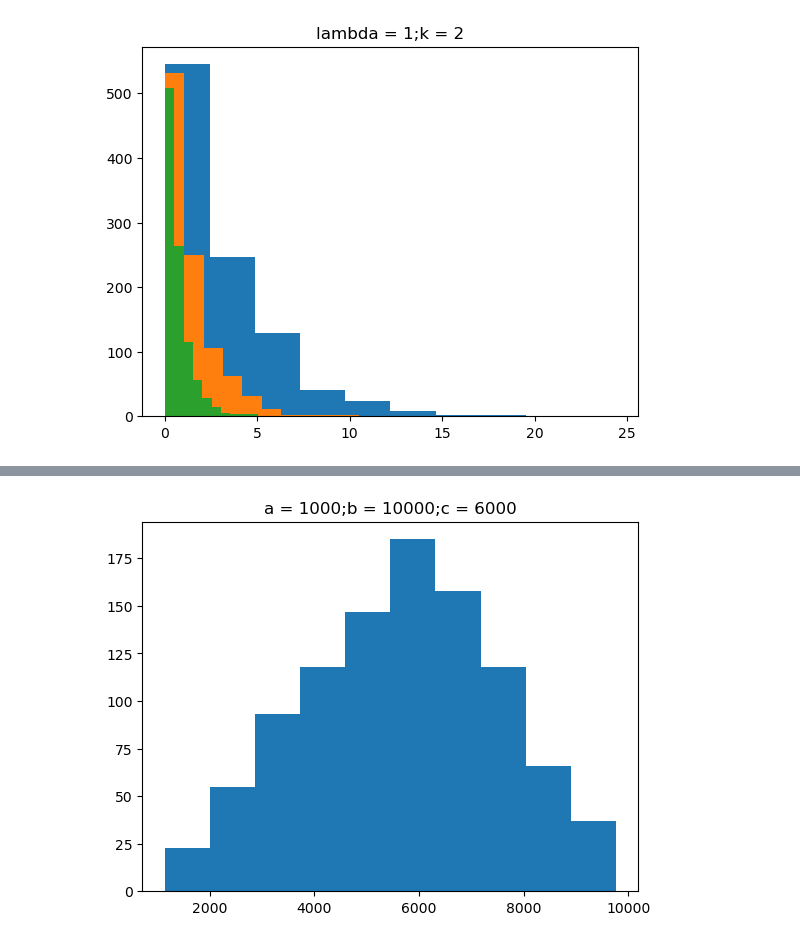
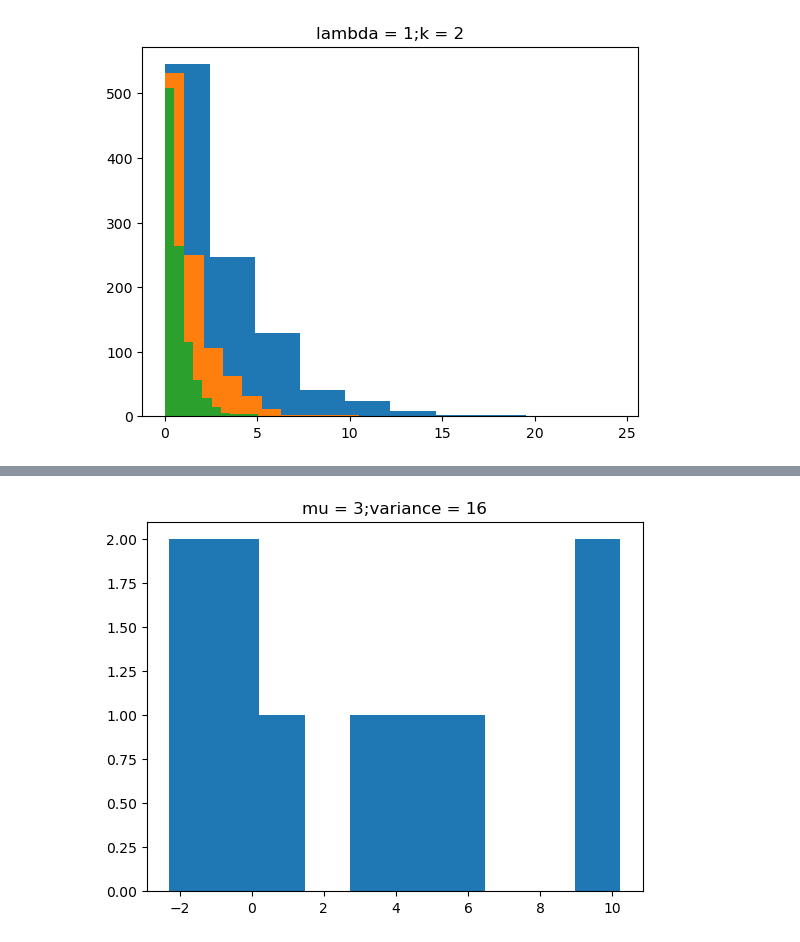
Before and after one commit to kellychin79/random_variate_generation, a Jupyter notebook: random_variate_generation.ipynb, the cells around one changed output, grey strips where cells are left out. Cells and saved outputs as stored; diff of their text form; code cells hidden in the pictures.

Commit message:
normal distribution

```diff
--- a/random_variate_generation.ipynb
+++ b/random_variate_generation.ipynb
@@ -722,25 +723,21 @@ weibull_rv_outputs = draw_weibull_rv(l=weibull_lambda, x=weibull_size, k=weibull
 # %%
-# generate x triangular random variate with lower limit a , upper limit c and mode c
+# generate x normal random variate with mean and variance
 
-def generate_triangular_rv(a, b, c, x):
+def generate_normal_nv(mu, variance, x):
     outputs = []
 
     for i in range(x):
-        prn = generate_prn()
-
-        if prn < 0.5:
-            X = a + math.sqrt(prn * (b-a) * (c-a))
-        else:
-            X = b - math.sqrt((1-prn) * (b-a) * (b-c))
-
+        U = generate_prn()
+        Z = (U**0.135-(1-U)**0.135)/0.1975
+        X = mu + math.sqrt(variance)*Z
         outputs.append(X)
 
     return outputs
 # %%
-def draw_triangular_rv(a, b, c, x):
-    rv_outputs = generate_triangular_rv(a, b, c, x)
+def draw_normal_rv(mu, variance, x):
+    rv_outputs = generate_normal_nv(mu, variance, x)
 
-    plt.title(label='a = '+str(a)+';b = '+str(b)+';c = '+str(c))
+    plt.title(label='mu = '+str(mu)+';variance = '+str(variance))
 
     values = []
     counts = []
@@ -807,10 +751,10 @@ triangular_rv_outputs
-# %%
-triangular_lower = 1000
-triangular_upper = 10000
-triangular_mode = 6000
-triangular_size = 1000
-
-triangular_rv_outputs = draw_triangular_rv(a=triangular_lower, b=triangular_upper, c=triangular_mode,
-                                          x=triangular_size)
-# %% [output]
-[figure, removed]
+# %%
+normal_mu = 3
+normal_variance = 16
+# %%
+# small sample size
+normal_size = 10
+
+normal_rv_outputs = draw_normal_rv(mu=normal_mu, variance=normal_variance, x=normal_size)
+# %% [output]
+[figure, added]
```
Also changed, not shown: parts of 13 cells of this notebook, 1 other file.
